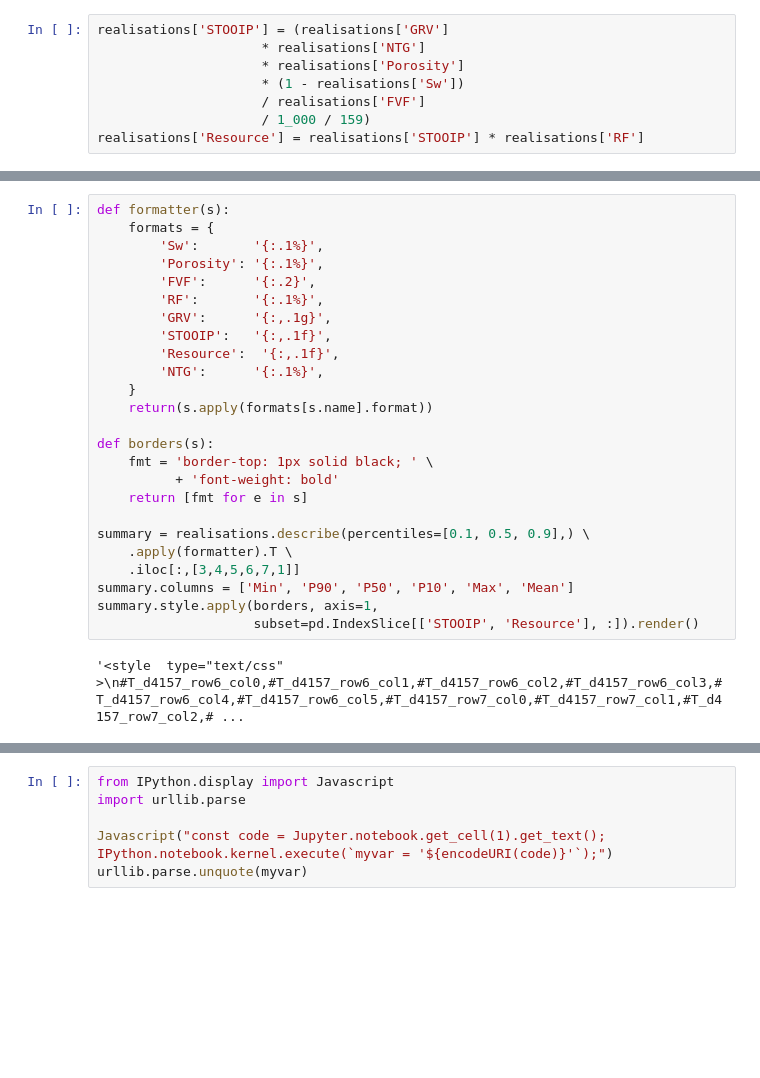
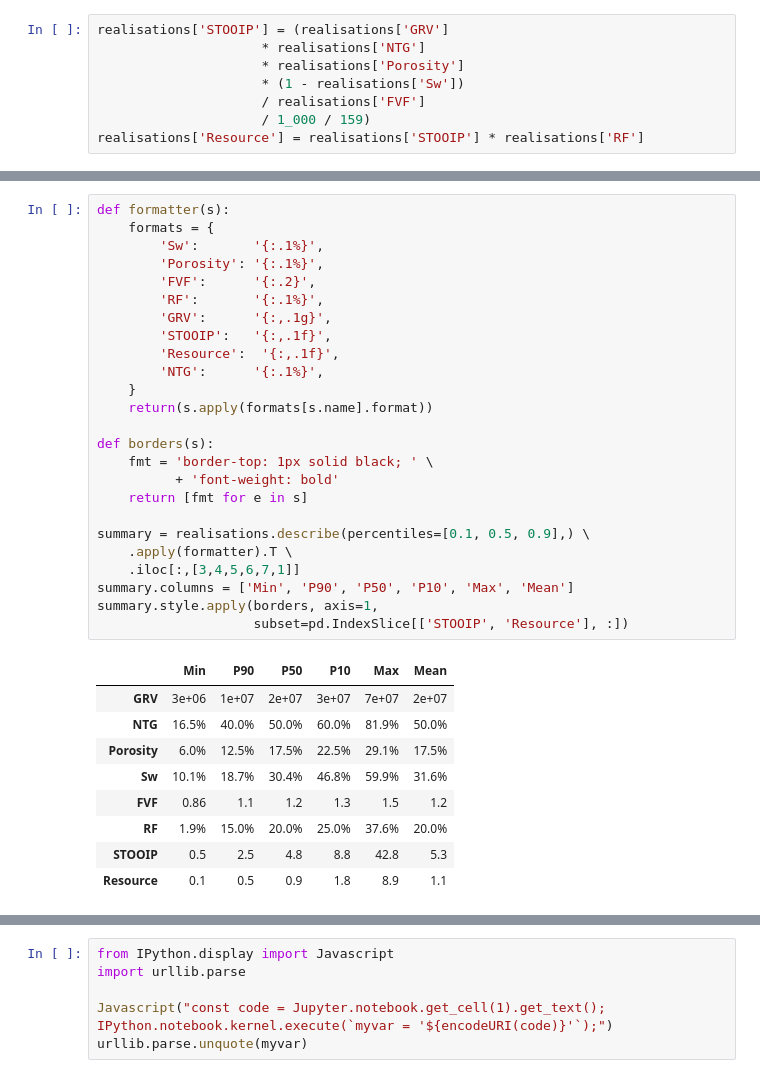
Before and after one commit to dlodola/public, a Jupyter notebook: jupyter/MonteCarlo-Part1.ipynb, the cells around one changed output, grey strips where cells are left out. Drawn from its saved outputs; the diff is of its cells as text; blank space fills up the shorter version.

```diff
--- a/jupyter/MonteCarlo-Part1.ipynb
+++ b/jupyter/MonteCarlo-Part1.ipynb
@@ -150,27 +151,35 @@ realisations.describe(percentiles=[0.1, 0.5, 0.9],)
 # %%
 def formatter(s):
     formats = {
         'Sw':       '{:.1%}',
         'Porosity': '{:.1%}',
         'FVF':      '{:.2}',
         'RF':       '{:.1%}',
         'GRV':      '{:,.1g}',
         'STOOIP':   '{:,.1f}',
         'Resource':  '{:,.1f}',
         'NTG':      '{:.1%}',
     }
     return(s.apply(formats[s.name].format))
 
 def borders(s):
     fmt = 'border-top: 1px solid black; ' \
           + 'font-weight: bold'
     return [fmt for e in s]
 
 summary = realisations.describe(percentiles=[0.1, 0.5, 0.9],) \
     .apply(formatter).T \
     .iloc[:,[3,4,5,6,7,1]]
 summary.columns = ['Min', 'P90', 'P50', 'P10', 'Max', 'Mean']
 summary.style.apply(borders, axis=1,
-                    subset=pd.IndexSlice[['STOOIP', 'Resource'], :]).render()
+                    subset=pd.IndexSlice[['STOOIP', 'Resource'], :])
 # %% [output]
-'<style  type="text/css" >\n#T_d4157_row6_col0,#T_d4157_row6_col1,#T_d4157_row6_col2,#T_d4157_row6_col3,#T_d4157_row6_col4,#T_d4157_row6_col5,#T_d4157_row7_col0,#T_d4157_row7_col1,#T_d4157_row7_col2,# ...
+|  | Min | P90 | P50 | P10 | Max | Mean |
+| GRV | 3e+06 | 1e+07 | 2e+07 | 3e+07 | 7e+07 | 2e+07 |
+| NTG | 16.5% | 40.0% | 50.0% | 60.0% | 81.9% | 50.0% |
+| Porosity | 6.0% | 12.5% | 17.5% | 22.5% | 29.1% | 17.5% |
+| Sw | 10.1% | 18.7% | 30.4% | 46.8% | 59.9% | 31.6% |
+| FVF | 0.86 | 1.1 | 1.2 | 1.3 | 1.5 | 1.2 |
+| RF | 1.9% | 15.0% | 20.0% | 25.0% | 37.6% | 20.0% |
+| STOOIP | 0.5 | 2.5 | 4.8 | 8.8 | 42.8 | 5.3 |
+| Resource | 0.1 | 0.5 | 0.9 | 1.8 | 8.9 | 1.1 |
```
Also changed, not shown: parts of 7 cells of this notebook.
